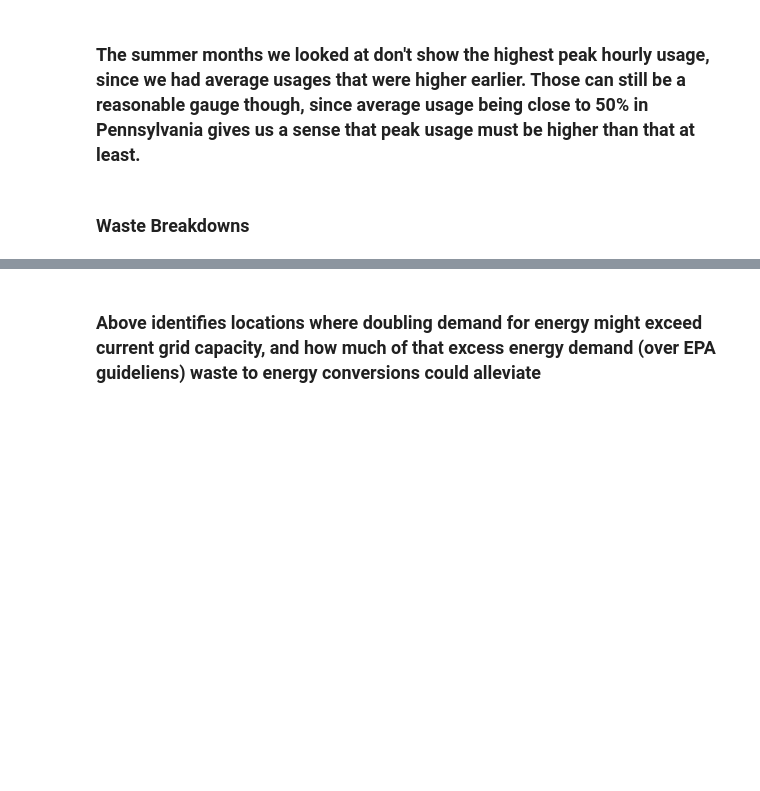
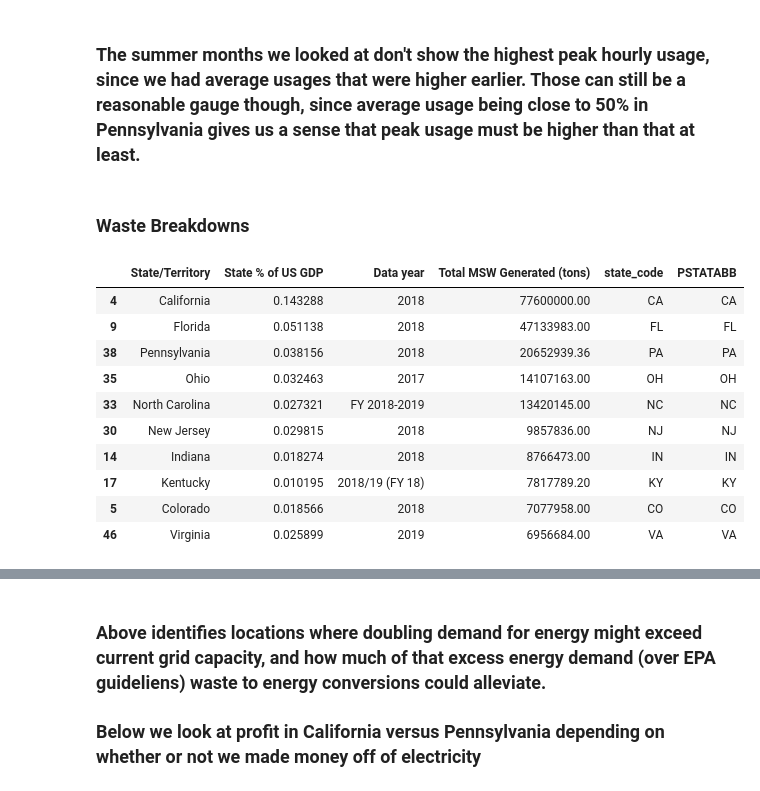
Before and after one commit to saif-m17/energy_analysis, a Jupyter notebook: energy_and_waste.ipynb, the cells around one changed output, grey strips where cells are left out. Cells and saved outputs as stored; diff of their text form; code cells hidden in the pictures; blank space fills up the shorter version.

Commit message:
examining total waste produced

```diff
--- a/energy_and_waste.ipynb
+++ b/energy_and_waste.ipynb
@@ -208,6 +208,20 @@ waste_aggregates = (waste_aggregates
                     .dropna())
 waste_aggregates = waste_aggregates[waste_aggregates["Total MSW Generated (tons)"] != "not found"].copy()
 waste_aggregates["Total MSW Generated (tons)"] = waste_aggregates["Total MSW Generated (tons)"].astype(float)
+# %%
+waste_aggregates.sort_values(by="Total MSW Generated (tons)", ascending=False).head(10)
+# %% [output]
+|  | State/Territory | State % of US GDP | Data year | Total MSW Generated (tons) | state_code | PSTATABB |
+| 4 | California | 0.143288 | 2018 | 77600000.00 | CA | CA |
+| 9 | Florida | 0.051138 | 2018 | 47133983.00 | FL | FL |
+| 38 | Pennsylvania | 0.038156 | 2018 | 20652939.36 | PA | PA |
+| 35 | Ohio | 0.032463 | 2017 | 14107163.00 | OH | OH |
+| 33 | North Carolina | 0.027321 | FY 2018-2019 | 13420145.00 | NC | NC |
+| 30 | New Jersey | 0.029815 | 2018 | 9857836.00 | NJ | NJ |
+| 14 | Indiana | 0.018274 | 2018 | 8766473.00 | IN | IN |
+| 17 | Kentucky | 0.010195 | 2018/19 (FY 18) | 7817789.20 | KY | KY |
+| 5 | Colorado | 0.018566 | 2018 | 7077958.00 | CO | CO |
+| 46 | Virginia | 0.025899 | 2019 | 6956684.00 | VA | VA |
 # %%
 state_to_code = {state.name: state.abbr for state in us.states.STATES}
 waste_aggregates["PSTATABB"] = waste_aggregates["State/Territory"].map(state_to_code)
@@ -241,4 +255,6 @@ waste_plus_energy.sort_values(by="percent_of_excess", ascending=False).head(5)
 | 20 | PA | 2018 | 20652939.36 | 53762.0 | 2.359126e+08 | 1.755500e+07 | 470955120.0 | ... |
 | 21 | RI | 2018 | 514425.00 | 2472.6 | 1.041655e+07 | 4.372612e+05 | 21659976.0 | ... |
 # %% [markdown]
-### Above identifies locations where doubling demand for energy might exceed current grid capacity, and how much of that excess energy demand (over EPA guideliens) waste to energy conversions could alleviate
+### Above identifies locations where doubling demand for energy might exceed current grid capacity, and how much of that excess energy demand (over EPA guideliens) waste to energy conversions could alleviate.
+
+### Below we look at profit in California versus Pennsylvania depending on whether or not we made money off of electricity
```
Also changed, not shown: parts of 1 cell of this notebook.
